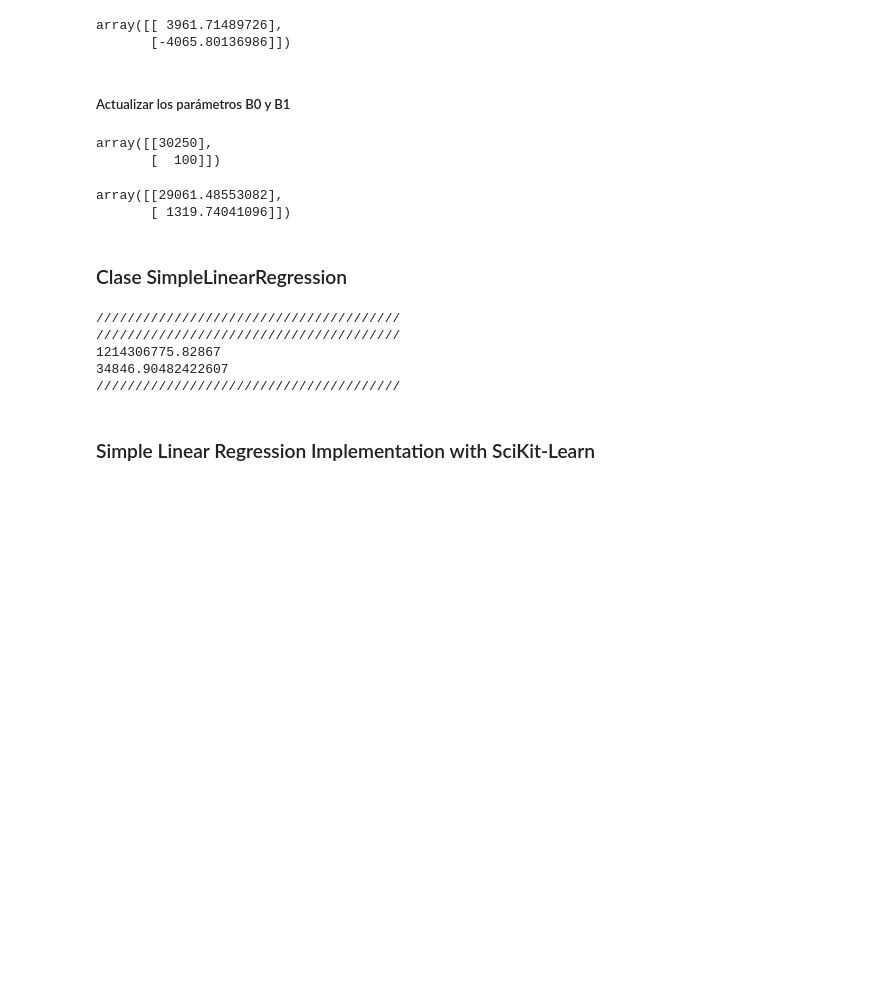
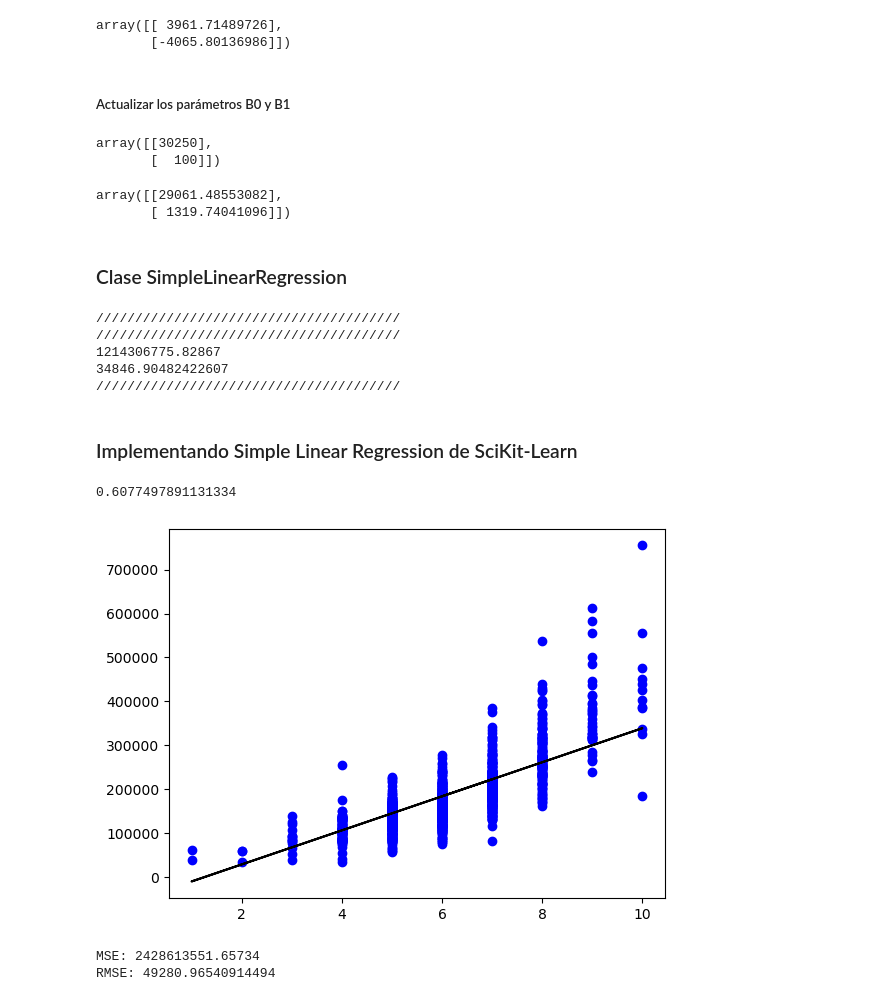
Before and after one commit to Alejndro22/simple-linear-regression-ds, a Jupyter notebook: 24008282_Proyecto_1.ipynb, the cells around one changed output. Cells and saved outputs as stored; diff of their text form; code cells hidden in the pictures; blank space fills up the shorter version.

Commit message:
First approach to using SciKit-Learn Linear Regression

```diff
--- a/24008282_Proyecto_1.ipynb
+++ b/24008282_Proyecto_1.ipynb
@@ -688,7 +688,6 @@ class SimpleLinearRegression:
         self.n = training_data_n
         self.matrix_x = matrix_x
         self.var_y_vector = var_y_vector
-        #self.var_x_vector = var_x_vector
         self.model_parameters = np.array([[30250],[100]])
 
     def get_vector_predicted_y(self):
@@ -753,10 +752,11 @@ class SimpleLinearRegression:
                 print(iteration_error)
                 print(np.sqrt(iteration_error))
                 print('///////////////////////////////////////')
+                return predicted_y_vector
 # %%
 m1 = SimpleLinearRegression(300, -0.0501, n, matrix_x, saleprice_vector)
 # %%
-error_sqrt = m1.get_error_with_current_parameters()
+mymodel_prediction = m1.get_error_with_current_parameters()
 # %% [output]
 ///////////////////////////////////////
 ///////////////////////////////////////
@@ -764,4 +764,40 @@ error_sqrt = m1.get_error_with_current_parameters()
 34846.90482422607
 ///////////////////////////////////////
 # %% [markdown]
-### Simple Linear Regression Implementation with SciKit-Learn
+### Implementando Simple Linear Regression de SciKit-Learn
+# %%
+from sklearn import preprocessing, svm
+from sklearn.model_selection import train_test_split
+from sklearn.linear_model import LinearRegression
+from sklearn.metrics import mean_squared_error
+
+
+saleprice_vector_test = data_20[:,[0]]
+overallqual_vector_test = data_20[:,[1]]
+
+# Separating the data into independent and dependent variables
+# Converting each dataframe into a numpy array
+# since each dataframe contains only one column
+
+regr = LinearRegression()
+
+regr.fit(overallqual_vector, saleprice_vector )
+print(regr.score(overallqual_vector_test, saleprice_vector_test ))
+# %% [output]
+0.6077497891131334
+# %%
+y_pred = regr.predict(overallqual_vector)
+plt.scatter(overallqual_vector, saleprice_vector, color ='b')
+plt.plot(overallqual_vector, mymodel_prediction, color ='k')
+
+plt.show()
+# %% [output]
+[figure, added]
+# %%
+mse = mean_squared_error(y_true=saleprice_vector,y_pred=mymodel_prediction)
+rmse = mean_squared_error(y_true=saleprice_vector,y_pred=mymodel_prediction,squared=False)
+print("MSE:",mse)
+print("RMSE:",rmse)
+# %% [output]
+MSE: 2428613551.65734
+RMSE: 49280.96540914494
```
